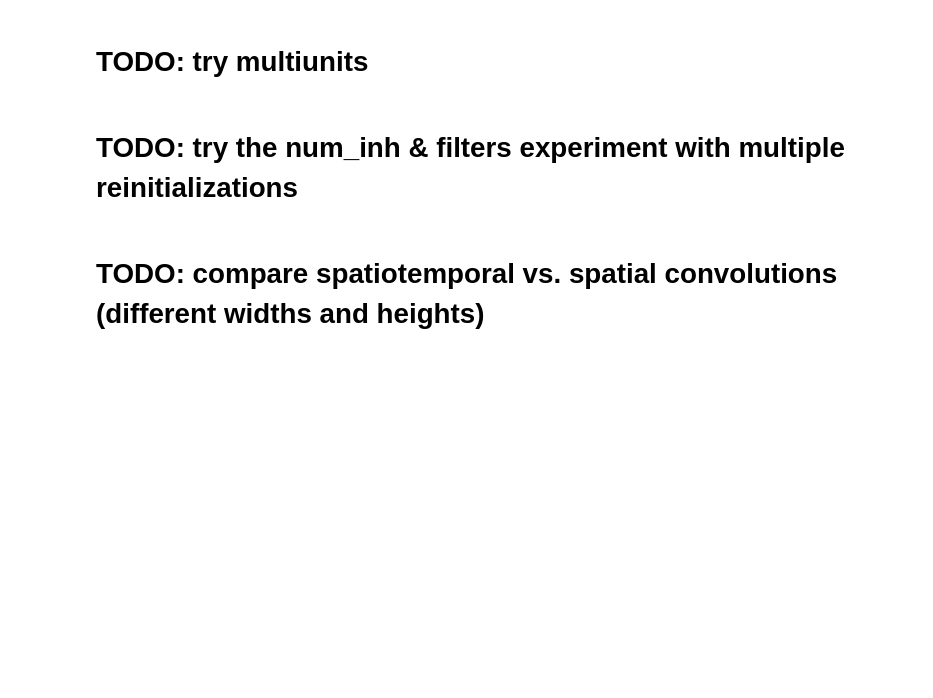
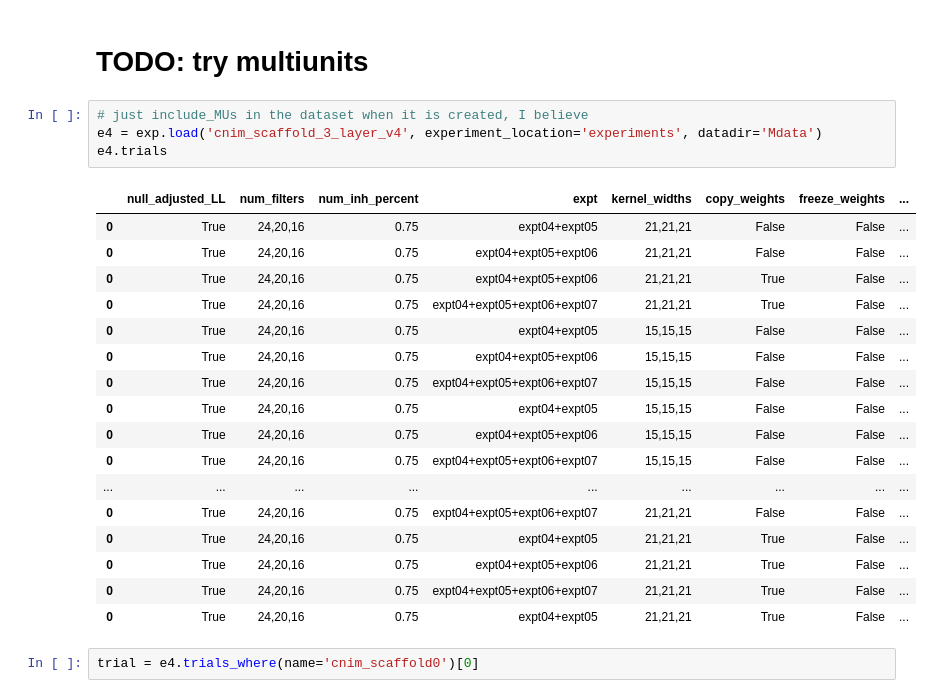
Before and after one commit to NeuroTheoryUMD/mattjac, a Jupyter notebook: v1/02242023.ipynb, the cells around one changed output. Cells and saved outputs as stored; diff of their text form; blank space fills up the shorter version.

```diff
--- a/v1/02242023.ipynb
+++ b/v1/02242023.ipynb
@@ -98,7 +98,27 @@ e4.trials
 | 0 | True | 24,20,16 | 0.75 | expt04+expt05+expt06 | 21,21,21 | True | False | ... |
 # %% [markdown]
 # TODO: try multiunits
-# %% [markdown]
-# TODO: try the num_inh & filters experiment with multiple reinitializations
-# %% [markdown]
-# TODO: compare spatiotemporal vs. spatial convolutions (different widths and heights)
+# %%
+# just include_MUs in the dataset when it is created, I believe
+e4 = exp.load('cnim_scaffold_3_layer_v4', experiment_location='experiments', datadir='Mdata')
+e4.trials
+# %% [output]
+|  | null_adjusted_LL | num_filters | num_inh_percent | expt | kernel_widths | copy_weights | freeze_weights | ... |
+| 0 | True | 24,20,16 | 0.75 | expt04+expt05 | 21,21,21 | False | False | ... |
+| 0 | True | 24,20,16 | 0.75 | expt04+expt05+expt06 | 21,21,21 | False | False | ... |
+| 0 | True | 24,20,16 | 0.75 | expt04+expt05+expt06 | 21,21,21 | True | False | ... |
+| 0 | True | 24,20,16 | 0.75 | expt04+expt05+expt06+expt07 | 21,21,21 | True | False | ... |
+| 0 | True | 24,20,16 | 0.75 | expt04+expt05 | 15,15,15 | False | False | ... |
+| 0 | True | 24,20,16 | 0.75 | expt04+expt05+expt06 | 15,15,15 | False | False | ... |
+| 0 | True | 24,20,16 | 0.75 | expt04+expt05+expt06+expt07 | 15,15,15 | False | False | ... |
+| 0 | True | 24,20,16 | 0.75 | expt04+expt05 | 15,15,15 | False | False | ... |
+| 0 | True | 24,20,16 | 0.75 | expt04+expt05+expt06 | 15,15,15 | False | False | ... |
+| 0 | True | 24,20,16 | 0.75 | expt04+expt05+expt06+expt07 | 15,15,15 | False | False | ... |
+| ... | ... | ... | ... | ... | ... | ... | ... | ... |
+| 0 | True | 24,20,16 | 0.75 | expt04+expt05+expt06+expt07 | 21,21,21 | False | False | ... |
+| 0 | True | 24,20,16 | 0.75 | expt04+expt05 | 21,21,21 | True | False | ... |
+| 0 | True | 24,20,16 | 0.75 | expt04+expt05+expt06 | 21,21,21 | True | False | ... |
+| 0 | True | 24,20,16 | 0.75 | expt04+expt05+expt06+expt07 | 21,21,21 | True | False | ... |
+| 0 | True | 24,20,16 | 0.75 | expt04+expt05 | 21,21,21 | True | False | ... |
+# %%
+trial = e4.trials_where(name='cnim_scaffold0')[0]
```
Also changed, not shown: parts of 4 cells of this notebook, 3 other files.
